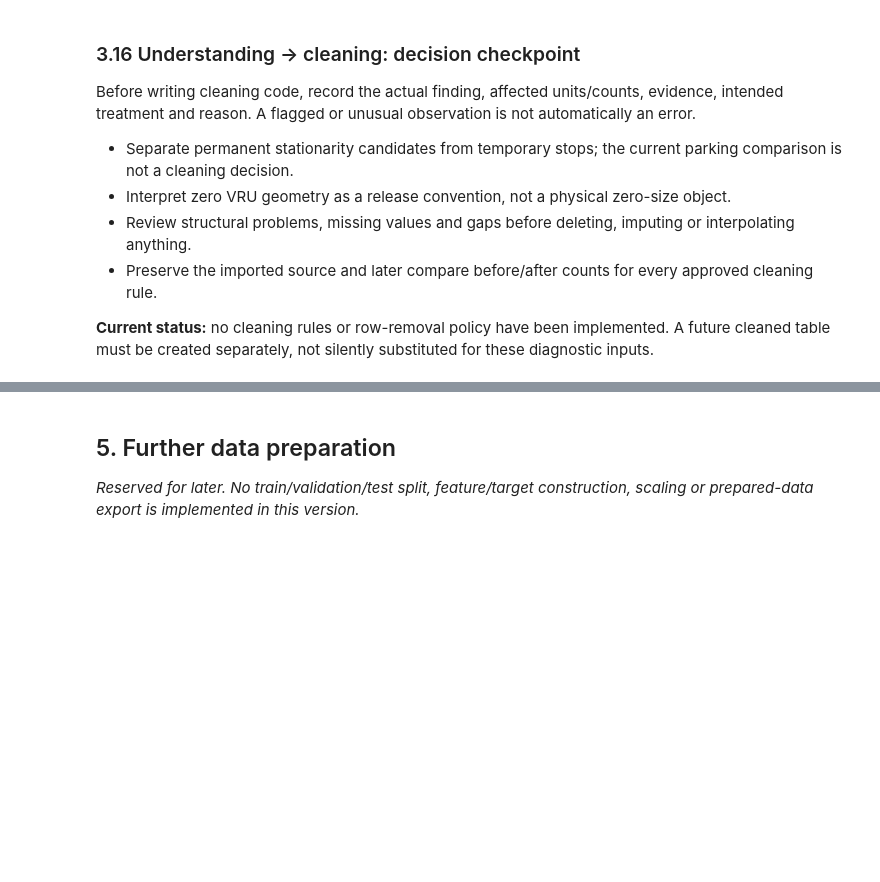
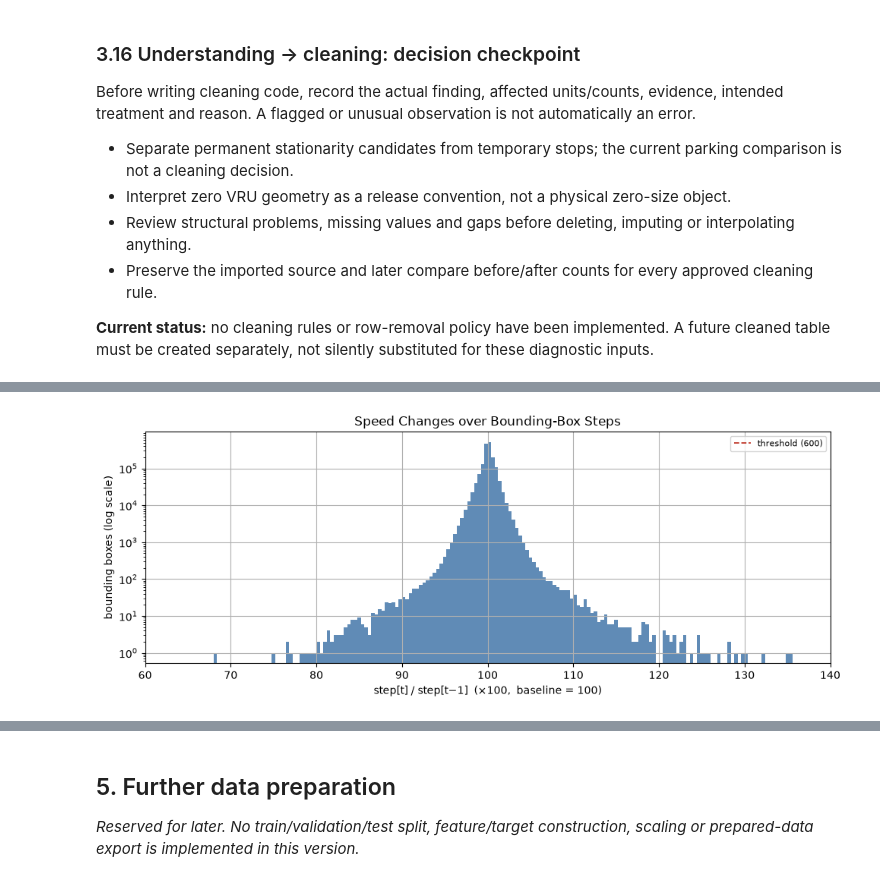
Before and after one commit to web-hannes/ai-infrastructure-p1a, a Jupyter notebook: inD_project_notebook_phase_structure.ipynb, the cells around one changed output, grey strips where cells are left out. Saved outputs shown, nothing was run; the diff lists cells and outputs as text; code cells hidden in the pictures; blank space fills up the shorter version.

```diff
--- a/inD_project_notebook_phase_structure.ipynb
+++ b/inD_project_notebook_phase_structure.ipynb
@@ -1649,0 +1786,38 @@ TODO: Hannes
+# %%
+ratio_rows = []
+
+for recording_id in RECORDINGS:
+    valid_ids = tracks.loc[tracks["recordingId"] == recording_id, "trackId"]
+    if valid_ids.empty:
+        continue
+    df = pd.read_csv(csv_path(recording_id, "tracks"),
+                     usecols=["trackId", "frame", "xCenter", "yCenter"])
+    df = df[df["trackId"].isin(valid_ids)].sort_values(["trackId", "frame"])
+    df["step"] = np.hypot(
+        df.groupby("trackId")["xCenter"].diff(),
+        df.groupby("trackId")["yCenter"].diff(),
+    )
+    df["prev_step"] = df.groupby("trackId")["step"].shift(1)
+    mask = df["prev_step"] > MIN_PREV_STEP_M
+    df.loc[mask, "ratio_pct"] = df["step"] / df["prev_step"] * 100
+    df.insert(0, "recordingId", recording_id)
+    ratio_rows.append(
+        df[["recordingId", "trackId", "frame", "ratio_pct"]].dropna(subset=["ratio_pct"])
+    )
+
+ratios = pd.concat(ratio_rows, ignore_index=True)
+
+fig, ax = plt.subplots(figsize=(10, 4))
+ax.hist(ratios["ratio_pct"], bins=200, color=CLASS_COLORS["car"], alpha=0.85, range=(60, 140))
+ax.axvline(SPEED_SPIKE_RATIO, color=THRESHOLD_COLOR, linestyle="--", linewidth=1.3,
+           label=f"threshold ({SPEED_SPIKE_RATIO})")
+ax.set_xlim(60, 140)
+ax.set_yscale("log")
+ax.set_xlabel("step[t] / step[t\u22121]  (\u00d7100,  baseline = 100)")
+ax.set_ylabel("bounding boxes (log scale)")
+ax.set_title("Speed Changes over Bounding-Box Steps")
+ax.legend(fontsize=8)
+fig.tight_layout()
+plt.show()
+# %% [output]
+[figure, added]
```
Also changed, not shown: parts of 16 cells of this notebook.
